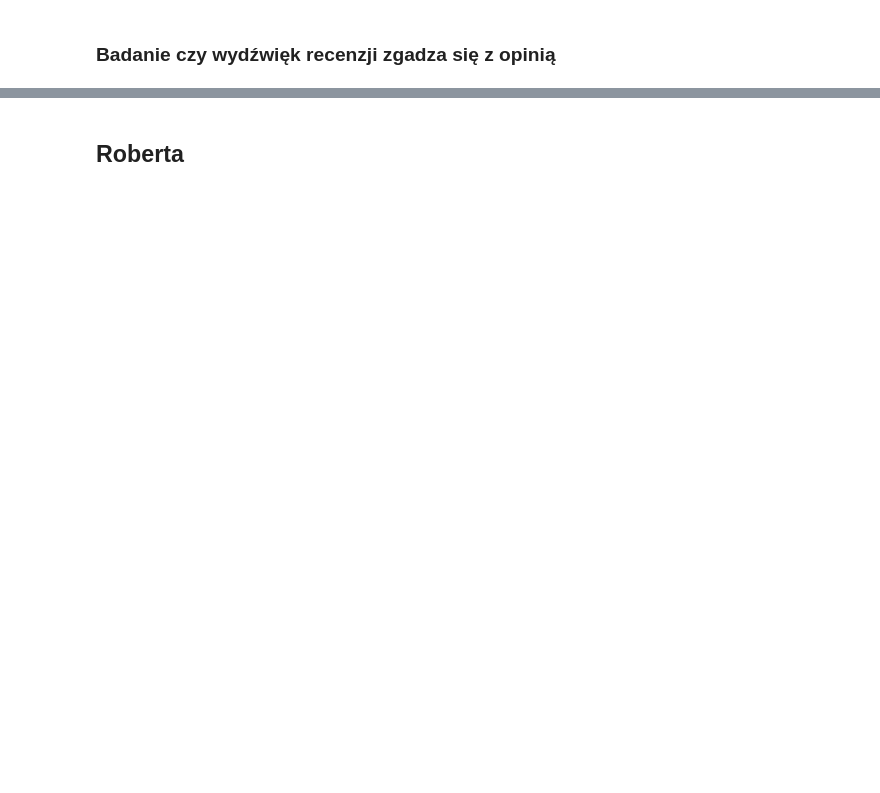
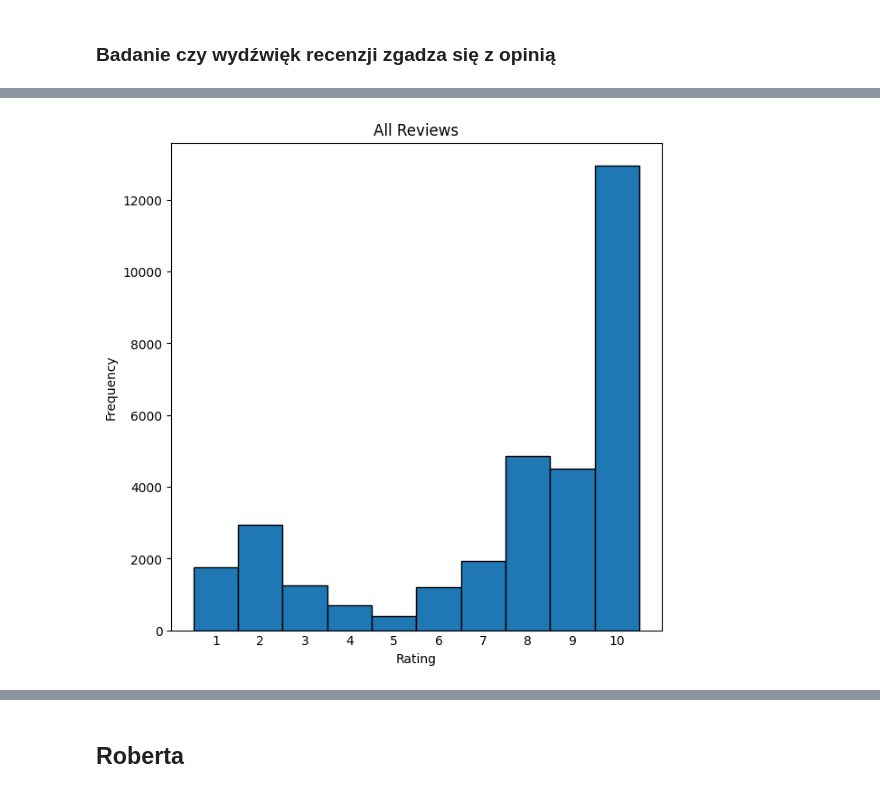
Before and after one commit to abartczak01/ML-Letterboxd-SentimentAnalysis, a Jupyter notebook: sentiment_analysis.ipynb, the cells around one changed output, grey strips where cells are left out. Cells and saved outputs as stored; diff of their text form; code cells hidden in the pictures; blank space fills up the shorter version.

```diff
--- a/sentiment_analysis.ipynb
+++ b/sentiment_analysis.ipynb
@@ -19,9 +33,6 @@ przed usunięciem wierszy bez ocen: 9296 9558 18854
 # %%
-df_br = df_br.dropna(subset=['Rating'])
-df_d = df_d.dropna(subset=['Rating'])
-df_br['Rating'] = df_br['Rating'].astype(int)
-df_d['Rating'] = df_d['Rating'].astype(int)
-df = pd.concat([df_br, df_d])
+
+df = pd.concat(dfs)
 df.to_csv("all_reviews.csv", index=False)
-print("po usunięciu", df_br.shape[0], df_d.shape[0], df.shape[0])
+print("po usunięciu", [d.shape[0] for d in dfs], '\nrazem:', df.shape[0])
 # %% [output]
@@ -61,0 +82,15 @@ plt.show()
+# %%
+plt.figure(figsize=(7, 7))
+
+x_ticks = list(range(1, 11))
+
+plt.hist(df['Rating'], bins=range(1, 12), edgecolor='black', align='left')
+plt.xticks(x_ticks)
+plt.gca().tick_params(axis='x', length=0)
+plt.title('All Reviews')
+plt.xlabel('Rating')
+plt.ylabel('Frequency')
+
+plt.show()
+# %% [output]
+[figure, added]
```
Also changed, not shown: parts of 33 cells of this notebook, 8 other files.
